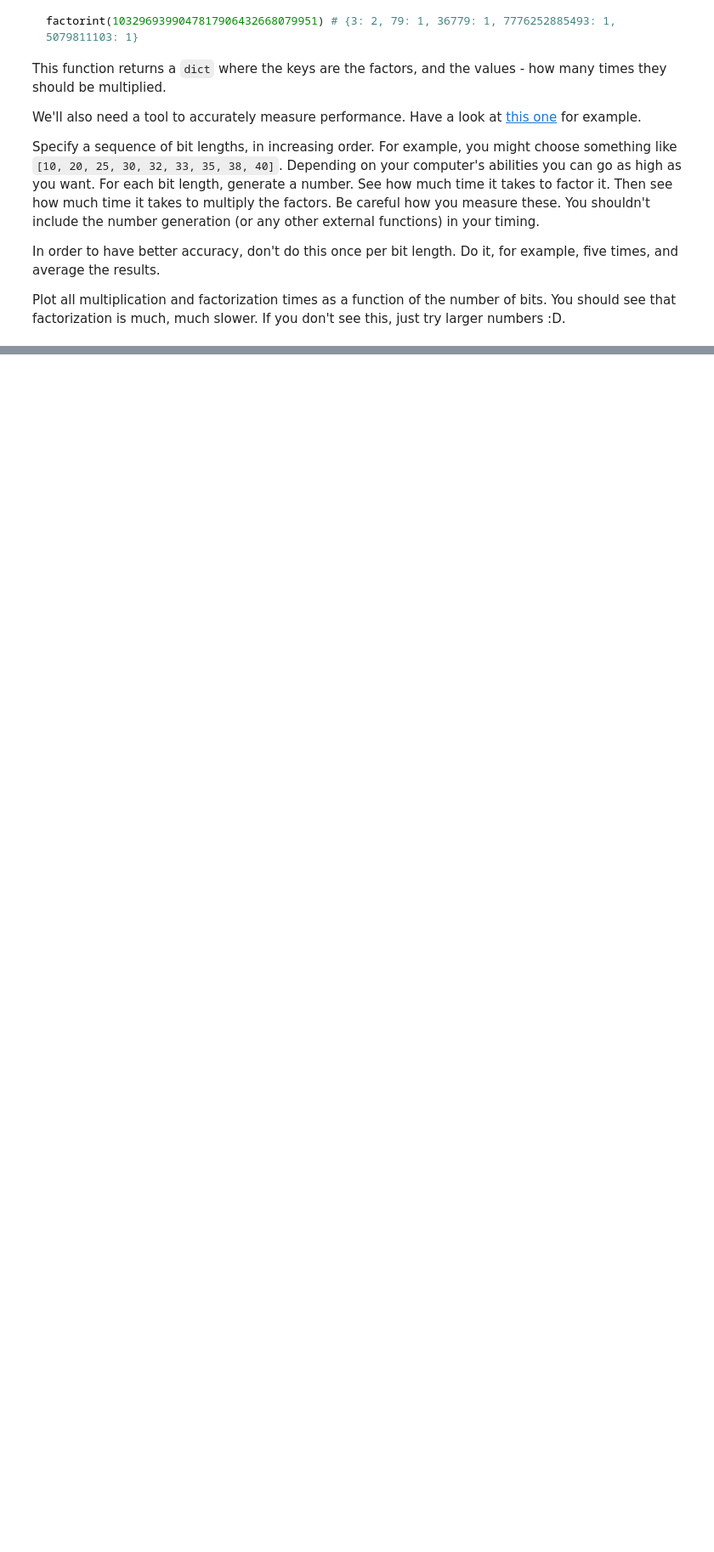
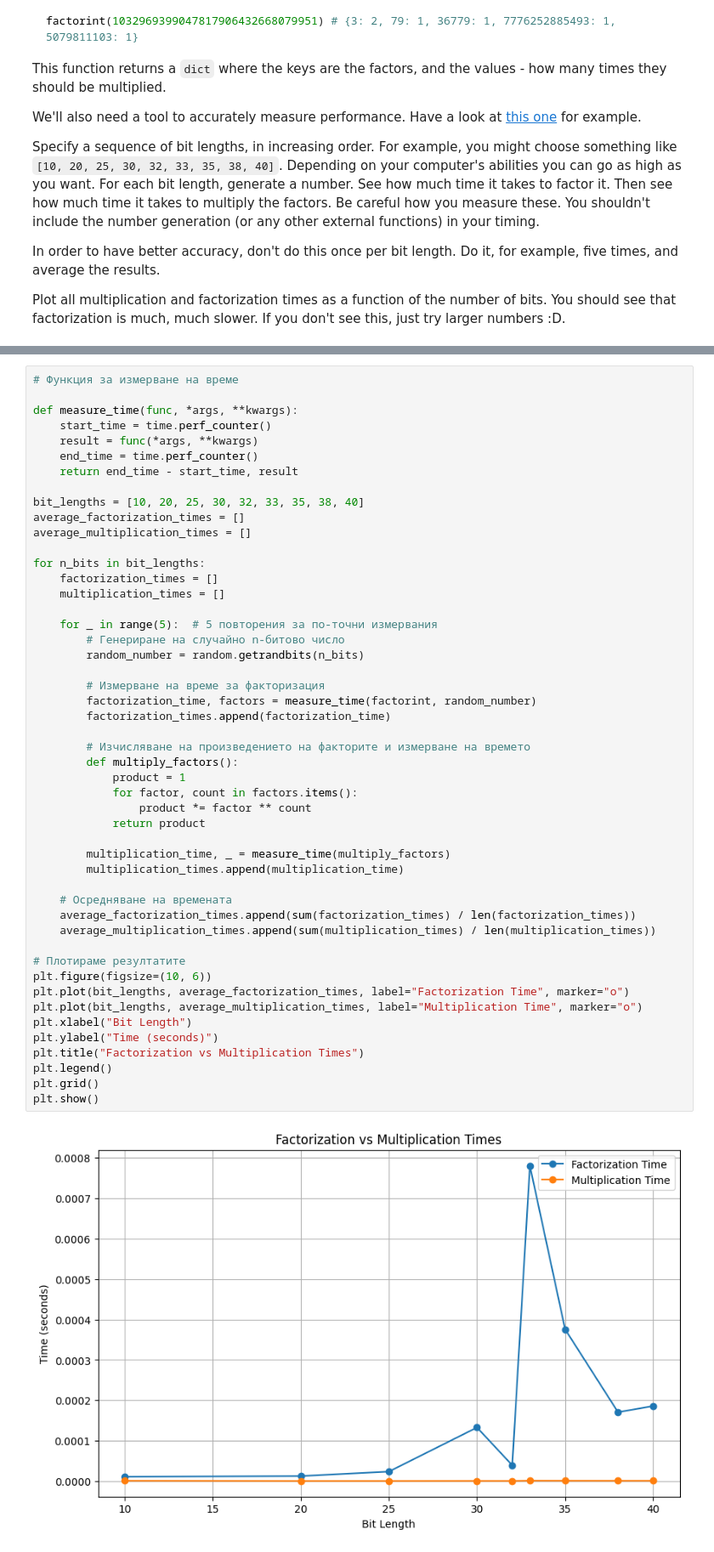
Before and after one commit to NikolayGatev/Data-Scientist, a Jupyter notebook: MothConceptsForDevelopers/Basic algebra/Basic Algebra Exercise.ipynb, the cells around one changed output, grey strips where cells are left out. Shown: that part at 85% size. Drawn from its saved outputs; the diff is of its cells as text; blank space fills up the shorter version.

```diff
--- a/MothConceptsForDevelopers/Basic algebra/Basic Algebra Exercise.ipynb
+++ b/MothConceptsForDevelopers/Basic algebra/Basic Algebra Exercise.ipynb
@@ -603,3 +692,54 @@ Plot all multiplication and factorization times as a function of the number of b
+# %%
+# Функция за измерване на време
+
+def measure_time(func, *args, **kwargs):
+    start_time = time.perf_counter()
+    result = func(*args, **kwargs)
+    end_time = time.perf_counter()
+    return end_time - start_time, result
+
+bit_lengths = [10, 20, 25, 30, 32, 33, 35, 38, 40]
+average_factorization_times = []
+average_multiplication_times = []
+
+for n_bits in bit_lengths:
+    factorization_times = []
+    multiplication_times = []
+
+    for _ in range(5):  # 5 повторения за по-точни измервания
+        # Генериране на случайно n-битово число
+        random_number = random.getrandbits(n_bits)
+
+        # Измерване на време за факторизация
+        factorization_time, factors = measure_time(factorint, random_number)
+        factorization_times.append(factorization_time)
+
+        # Изчисляване на произведението на факторите и измерване на времето
+        def multiply_factors():
+            product = 1
+            for factor, count in factors.items():
+                product *= factor ** count
+            return product
+
+        multiplication_time, _ = measure_time(multiply_factors)
+        multiplication_times.append(multiplication_time)
+
+    # Осредняване на времената
+    average_factorization_times.append(sum(factorization_times) / len(factorization_times))
+    average_multiplication_times.append(sum(multiplication_times) / len(multiplication_times))
+
+# Плотираме резултатите
+plt.figure(figsize=(10, 6))
+plt.plot(bit_lengths, average_factorization_times, label="Factorization Time", marker="o")
+plt.plot(bit_lengths, average_multiplication_times, label="Multiplication Time", marker="o")
+plt.xlabel("Bit Length")
+plt.ylabel("Time (seconds)")
+plt.title("Factorization vs Multiplication Times")
+plt.legend()
+plt.grid()
+plt.show()
+# %% [output]
+[figure, added]
 # %% [markdown]
 ### * Problem 6. Diffie - Hellman Key Exchange Simulation
 As we already saw, there are functions which are very easy to compute in the "forward" direction but really difficult (computationally) to invert (that is, determine the input from the output). There is a special case: the function may have a hidden "trap door". If you know where that door is, you can invert the function easily. This statement is at the core of modern cryptography.
```
Also changed, not shown: parts of 31 cells of this notebook.
